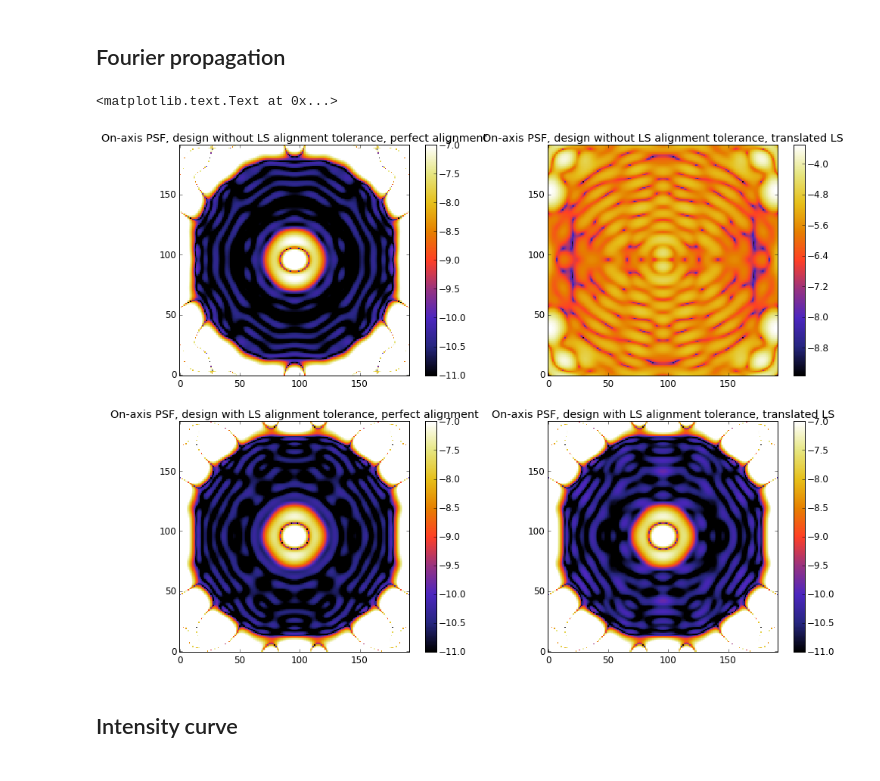
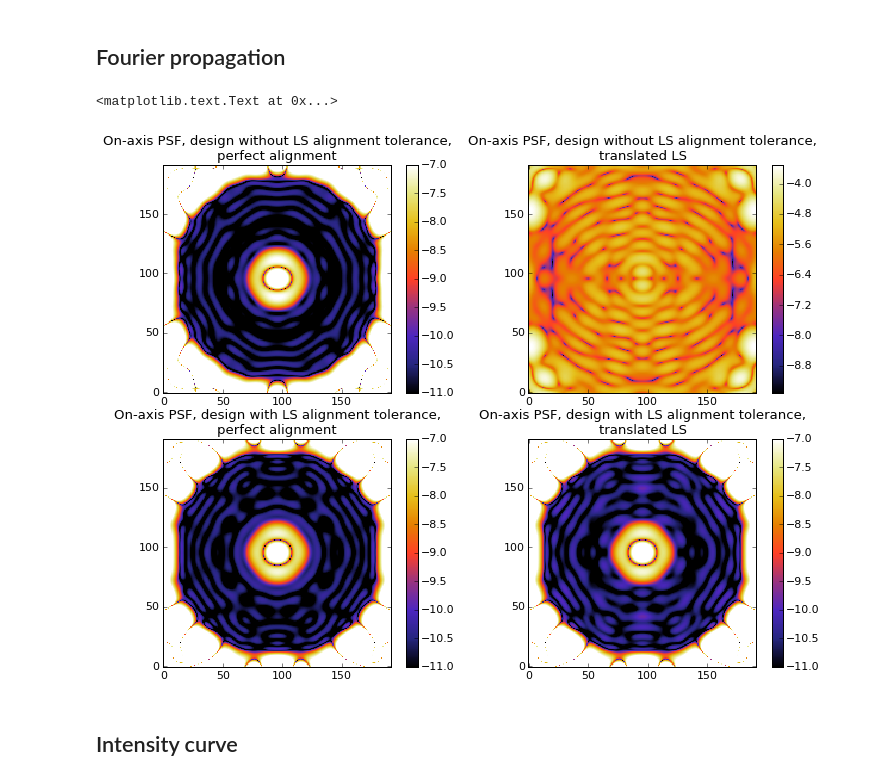
Before and after one commit to neilzim/SCDA, a Jupyter notebook: examples/aplc_Lyot_aligntol_demo.ipynb, the cells around one changed output. Saved outputs shown, nothing was run; the diff lists cells and outputs as text; code cells hidden in the pictures.

```diff
--- a/examples/aplc_Lyot_aligntol_demo.ipynb
+++ b/examples/aplc_Lyot_aligntol_demo.ipynb
@@ -11,7 +11,7 @@ matplotlib.rcParams['image.interpolation'] = 'nearest'
 matplotlib.rcParams['image.cmap'] = 'gray'
 matplotlib.rcParams['axes.linewidth'] = 1.
 matplotlib.rcParams['lines.linewidth'] = 2.5
-matplotlib.rcParams['font.size'] = 12
+matplotlib.rcParams['font.size'] = 11
 
 import logging
 scda.configure_log()
@@ -304,29 +302,29 @@ intens_ne_polychrom = get_onax_aplc_psf(TelAp, An, FPM, LSe, xs, dx, mxs, dmx, x
 intens_t_polychrom = get_onax_aplc_psf(TelAp, At, FPM, LS, xs, dx, mxs, dmx, xis, dxi, wrs)
 intens_te_polychrom = get_onax_aplc_psf(TelAp, At, FPM, LSe, xs, dx, mxs, dmx, xis, dxi, wrs)
 # %%
-plt.figure(figsize=(16,12))
+plt.figure(figsize=(12,9))
 plt.subplot(221)
 plt.imshow(np.log10(intens_n_polychrom[2]), vmin=-11, vmax=-7, cmap='CMRmap')
 plt.colorbar()
-plt.title('On-axis PSF, design without LS alignment tolerance, perfect alignment')
+plt.title('On-axis PSF, design without LS alignment tolerance,\nperfect alignment')
 
 plt.subplot(222)
 plt.imshow(np.log10(intens_ne_polychrom[2]), cmap='CMRmap')
 plt.colorbar()
-plt.title('On-axis PSF, design without LS alignment tolerance, translated LS')
+plt.title('On-axis PSF, design without LS alignment tolerance,\ntranslated LS')
 
 plt.subplot(223)
 plt.imshow(np.log10(intens_t_polychrom[2]), vmin=-11, vmax=-7, cmap='CMRmap')
 plt.colorbar()
-plt.title('On-axis PSF, design with LS alignment tolerance, perfect alignment')
+plt.title('On-axis PSF, design with LS alignment tolerance,\nperfect alignment')
 
 plt.subplot(224)
 plt.imshow(np.log10(intens_te_polychrom[2]), vmin=-11, vmax=-7, cmap='CMRmap')
 plt.colorbar()
-plt.title('On-axis PSF, design with LS alignment tolerance, translated LS')
+plt.title('On-axis PSF, design with LS alignment tolerance,\ntranslated LS')
 # %% [output]
 <matplotlib.text.Text at 0x...>
-[figure, old version]
+[figure, new version]
 # %% [markdown]
 ## Intensity curve
 # %%
```
Also changed, not shown: parts of 4 cells of this notebook.
